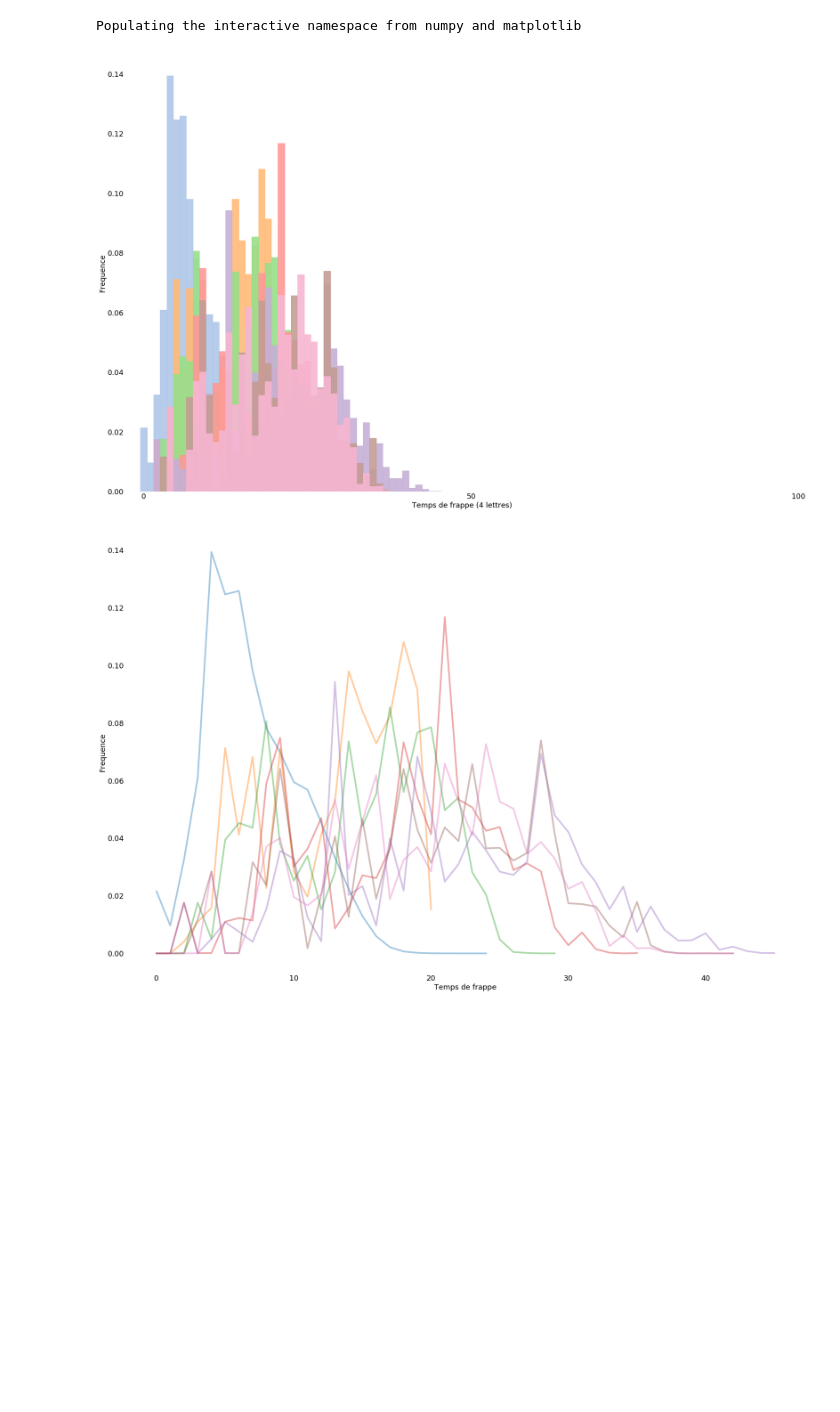
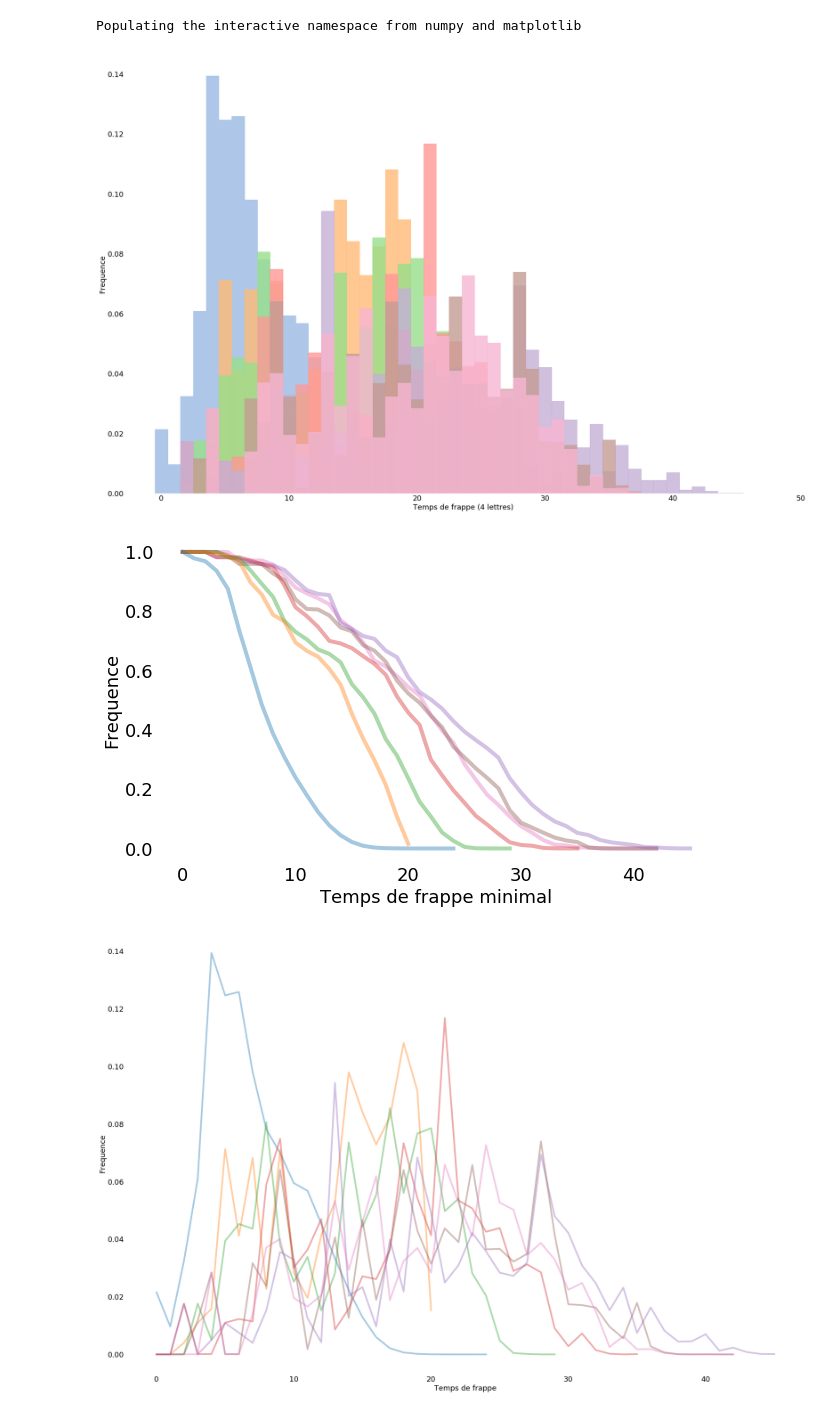
Before and after one commit to Dicotomix/DicotomixSurvey, a Jupyter notebook: Survey.ipynb, the cells around one changed output. Saved outputs shown, nothing was run; the diff lists cells and outputs as text; code cells hidden in the pictures; blank space fills up the shorter version.

Commit message:
Add a plot of typing times for words of length at least x

```diff
--- a/Survey.ipynb
+++ b/Survey.ipynb
@@ -40,37 +41,74 @@ for i in range(len(tableau20)):
 # %%
 i=0
 plt.figure(figsize=(30,20))
 for frequencies in methods:
     i+=2
     pos = np.arange(len(frequencies))
     width = 1.0     # gives histogram aspect to the bar diagram
 
     ax = plt.axes()
     ax.set_xticks(pos + (width / 2))
     ax.set_xticklabels(pos)
 
-
-    plt.bar(pos, frequencies, width, color=tableau20[i - 1], edgecolor=tableau20[i - 1], alpha=0.9)
+    if i == 2:
+        a = 1
+    else:
+        a = 0.8
+    plt.bar(pos, frequencies, width, color=tableau20[i - 1], edgecolor=tableau20[i - 1], alpha=a)
 
 
-ind = [0, 50, 100]
+ind = [0, 10, 20, 30, 40, 50]
 plt.xticks(ind, ind)
 
 ax.set_xlabel("Temps de frappe (4 lettres)")
 ax.set_ylabel("Frequence")
 ax.set_title("")
 
 # Remove the plot frame lines. They are unnecessary chartjunk.
 ax = plt.subplot(111)
 ax.spines["top"].set_visible(False)
 ax.spines["bottom"].set_visible(False)
 ax.spines["right"].set_visible(False)
 ax.spines["left"].set_visible(False)
 
 ax.tick_params(axis=u'both', which=u'both',length=0)
 plt.show()
+
+cumul = copy.deepcopy(methods)
+for frequencies in cumul:
+    for i in range(len(frequencies) - 2, -1, -1):
+        frequencies[i] += frequencies[i + 1]
+
+plt.figure(figsize=(10,6))
+
+# Remove the plot frame lines. They are unnecessary chartjunk.
+ax = plt.subplot(111)
+ax.spines["top"].set_visible(False)
+ax.spines["bottom"].set_visible(False)
+ax.spines["right"].set_visible(False)
+ax.spines["left"].set_visible(False)
+
+ax.tick_params(axis=u'both', which=u'both',length=0)
+
+for k in range(len(cumul) - 1, -1, -1):
+    frequencies = cumul[k]
+    i -= 2
+    pos = np.arange(len(frequencies))
+    width = 1.0    # gives histogram aspect to the bar diagram
+    if k == 0:
+        a = 1
+    else:
+        a = 1
+    plt.plot(pos, frequencies, linewidth = 4, alpha = 0.4, color = tableau20[2 * k])
+
+ax.set_xlabel("Temps de frappe minimal")
+ax.set_ylabel("Frequence")
+ax.set_title("")
+
+plt.show()
 # %% [output]
-[figure, old version]
+[figure, new version]
+[figure, added]
 # %%
 plt.figure(figsize=(30,20))
 for frequencies in methods:
```
Also changed, not shown: parts of 1 cell of this notebook.
